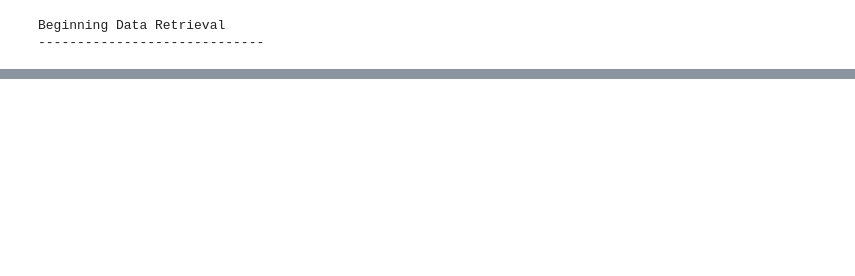
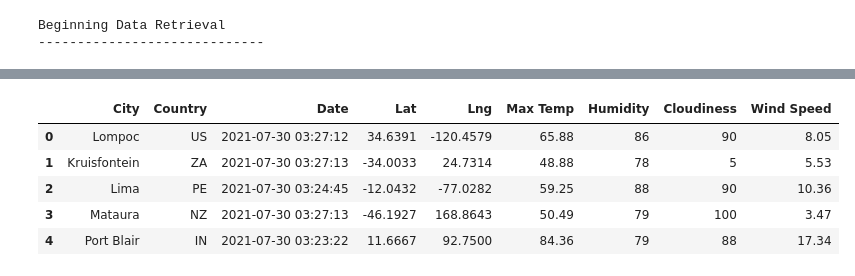
Before and after one commit to amirimah/World_Weather_Analysis_, a Jupyter notebook: WeatherPy.ipynb, the cells around one changed output, grey strips where cells are left out. Drawn from its saved outputs; the diff is of its cells as text; code cells hidden in the pictures; blank space fills up the shorter version.

```diff
--- a/WeatherPy.ipynb
+++ b/WeatherPy.ipynb
@@ -101,0 +164,11 @@ Processing Record 34 of Set 25 | aquiraz
+# %%
+new_column_order= ["City", "Country", "Date", "Lat", "Lng", "Max Temp", "Humidity", "Cloudiness", "Wind Speed"]
+city_data_df = city_data_df[new_column_order]
+city_data_df.head()
+# %% [output]
+|  | City | Country | Date | Lat | Lng | Max Temp | Humidity | Cloudiness | Wind Speed |
+| 0 | Lompoc | US | 2021-07-30 03:27:12 | 34.6391 | -120.4579 | 65.88 | 86 | 90 | 8.05 |
+| 1 | Kruisfontein | ZA | 2021-07-30 03:27:13 | -34.0033 | 24.7314 | 48.88 | 78 | 5 | 5.53 |
+| 2 | Lima | PE | 2021-07-30 03:24:45 | -12.0432 | -77.0282 | 59.25 | 88 | 90 | 10.36 |
+| 3 | Mataura | NZ | 2021-07-30 03:27:13 | -46.1927 | 168.8643 | 50.49 | 79 | 100 | 3.47 |
+| 4 | Port Blair | IN | 2021-07-30 03:23:22 | 11.6667 | 92.7500 | 84.36 | 79 | 88 | 17.34 |
```
Also changed, not shown: parts of 9 cells of this notebook, 2 other files.
